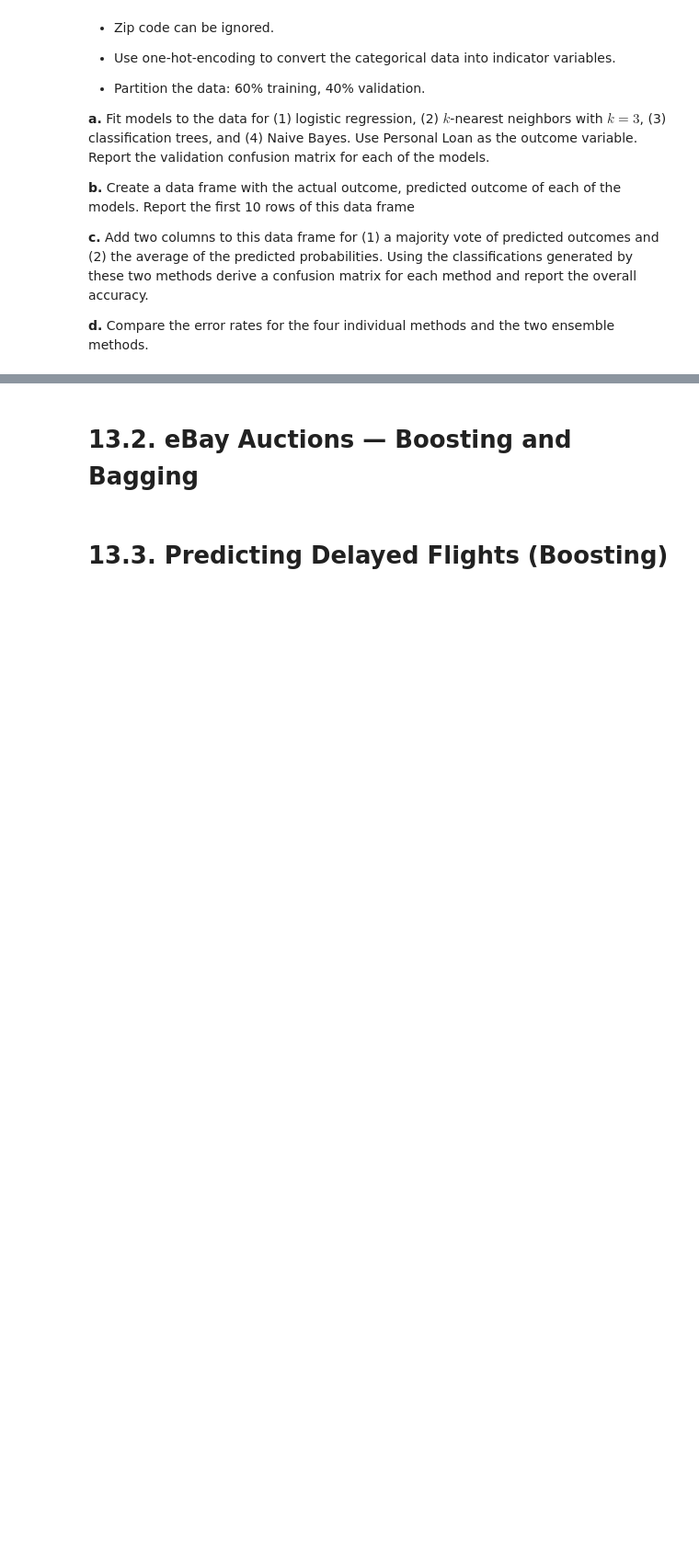
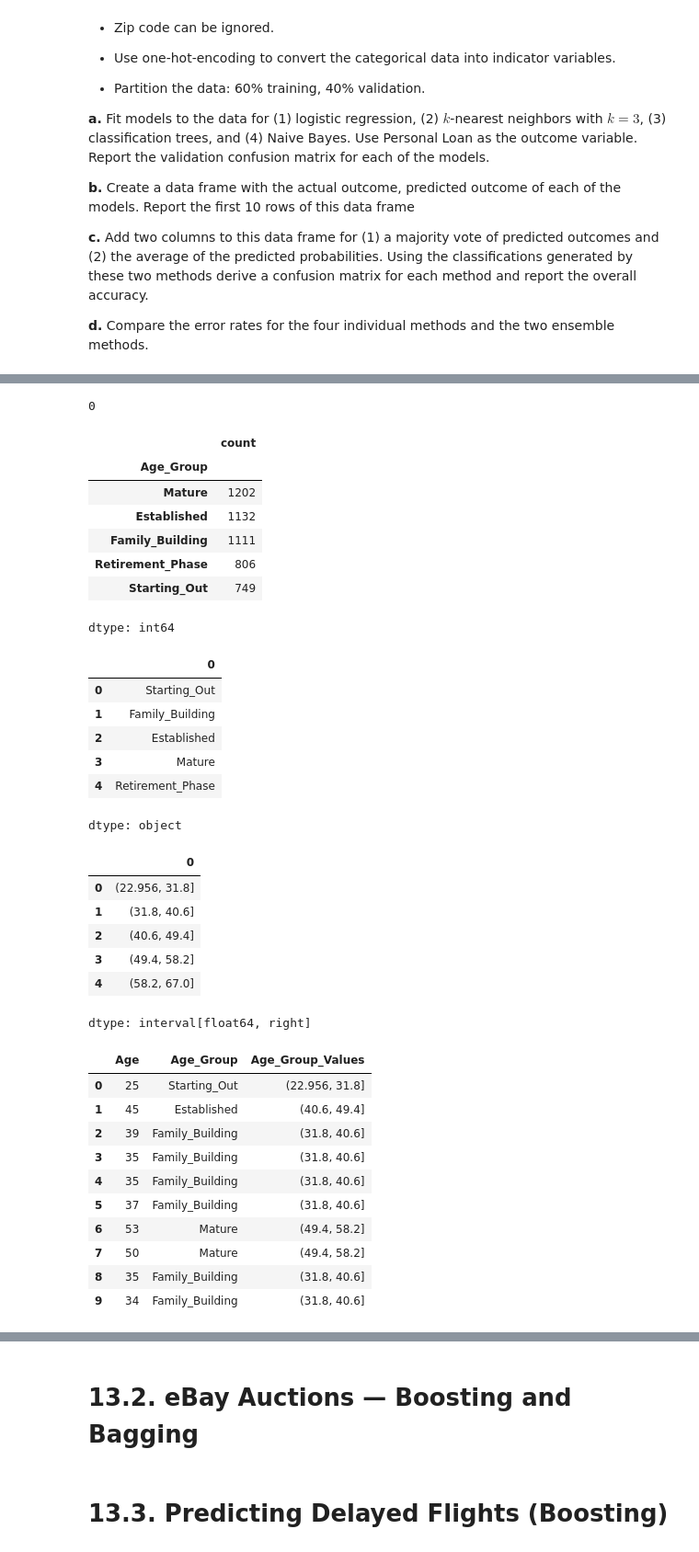
Before and after one commit to ThanhVanLe0605/Data-Mining-For-Business-Analytics-In-Python, a Jupyter notebook: Exercise/Ex_Chapter13__Combining_Methods_Ensembling_And_Lifting_Modeling_.ipynb, the cells around one changed output, grey strips where cells are left out. Shown at 92% size. Saved outputs shown, nothing was run; the diff lists cells and outputs as text; code cells hidden in the pictures; blank space fills up the shorter version.

```diff
--- a/Exercise/Ex_Chapter13__Combining_Methods_Ensembling_And_Lifting_Modeling_.ipynb
+++ b/Exercise/Ex_Chapter13__Combining_Methods_Ensembling_And_Lifting_Modeling_.ipynb
@@ -89,0 +101,52 @@ Mortgage: Value of the house mortgage, if any (0 if none).
+# %%
+# min Experience = -3
+df_bank['Experience'] = df_bank['Experience'].clip(lower = 0)
+
+# Check
+df_bank['Experience'].min()
+# %% [output]
+0
+# %%
+# Age (5 bins)
+age_labels = ['Starting_Out', 'Family_Building', 'Established', 'Mature', 'Retirement_Phase']
+df_bank['Age_Group'] = pd.cut(df_bank['Age'], bins = 5, labels = age_labels, right = True)
+df_bank['Age_Group_Values'] = pd.cut(df_bank['Age'], bins = 5, right = True)
+
+display(pd.Series(df_bank['Age_Group'].value_counts()))
+display(pd.Series(df_bank['Age_Group'].cat.categories))
+display(pd.Series(df_bank['Age_Group_Values'].cat.categories))
+display(df_bank[['Age','Age_Group','Age_Group_Values']].head(10))
+# %% [output]
+|  | count |
+| Age_Group |  |
+| Mature | 1202 |
+| Established | 1132 |
+| Family_Building | 1111 |
+| Retirement_Phase | 806 |
+| Starting_Out | 749 |
+dtype: int64
+|  | 0 |
+| 0 | Starting_Out |
+| 1 | Family_Building |
+| 2 | Established |
+| 3 | Mature |
+| 4 | Retirement_Phase |
+dtype: object
+|  | 0 |
+| 0 | (22.956, 31.8] |
+| 1 | (31.8, 40.6] |
+| 2 | (40.6, 49.4] |
+| 3 | (49.4, 58.2] |
+| 4 | (58.2, 67.0] |
+dtype: interval[float64, right]
+|  | Age | Age_Group | Age_Group_Values |
+| 0 | 25 | Starting_Out | (22.956, 31.8] |
+| 1 | 45 | Established | (40.6, 49.4] |
+| 2 | 39 | Family_Building | (31.8, 40.6] |
+| 3 | 35 | Family_Building | (31.8, 40.6] |
+| 4 | 35 | Family_Building | (31.8, 40.6] |
+| 5 | 37 | Family_Building | (31.8, 40.6] |
+| 6 | 53 | Mature | (49.4, 58.2] |
+| 7 | 50 | Mature | (49.4, 58.2] |
+| 8 | 35 | Family_Building | (31.8, 40.6] |
+| 9 | 34 | Family_Building | (31.8, 40.6] |
```
Also changed, not shown: parts of 17 cells of this notebook.
